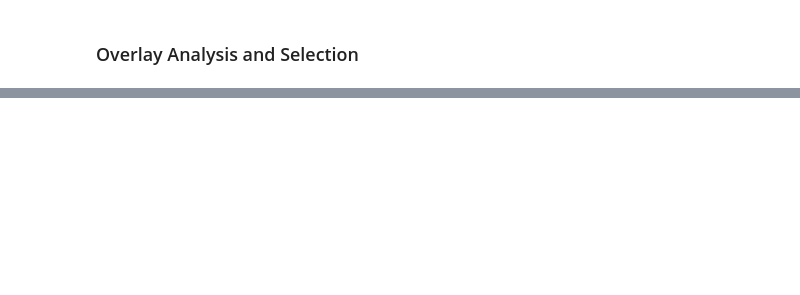
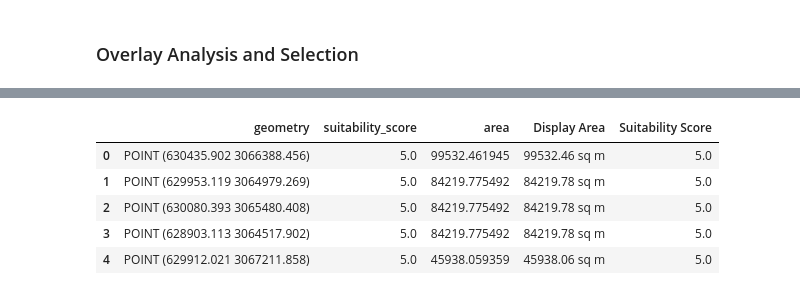
Before and after one commit to junggeyy/gis-notebooks, a Jupyter notebook: site_suitability_analysis.ipynb, the cells around one changed output, grey strips where cells are left out. Saved outputs shown, nothing was run; the diff lists cells and outputs as text; code cells hidden in the pictures; blank space fills up the shorter version.

```diff
--- a/site_suitability_analysis.ipynb
+++ b/site_suitability_analysis.ipynb
@@ -196,6 +218,8 @@ burned_road_raster = rasterize(shapes, out_shape=out_shape,
 # %%
 from xrspatial import proximity
 
-raster = xr.DataArray(burned_road_raster, coords=ktm_dem_clipped_2d.coords, dims=ktm_dem_clipped_2d.dims)
+road_raster = xr.DataArray(burned_road_raster, coords=ktm_dem_clipped_2d.coords, dims=ktm_dem_clipped_2d.dims)
+firestation_raster = xr.DataArray(burned_firestation_raster, coords=ktm_dem_clipped_2d.coords, dims=ktm_dem_clipped_2d.dims)
 
-distance_agg = proximity(raster)
+road_distance_agg = proximity(road_raster)
+firestation_distance_agg = proximity(firestation_raster)
@@ -267,10 +315,0 @@ final_sites_gdf.head()
-# %%
-# filtering the sites gdf to only include areas above or equal to 4000 square meters
-# then, sorting it on basis on suitability score & area, highest to lowest
-final_sites_gdf['area'] = final_sites_gdf.geometry.area
-final_sites_gdf = final_sites_gdf[final_sites_gdf['area'] >= 4000]
-
-final_sites_gdf = final_sites_gdf.sort_values(
-    by=['suitability_score', 'area'], ascending=[False, False]).reset_index(drop=True)
-
-final_sites_gdf.head()
@@ -287,0 +316,16 @@ final_sites_gdf.explore()
+# %%
+final_sites_gdf = final_sites_gdf[final_sites_gdf['area'] >= 3000]
+final_sites_gdf = final_sites_gdf.sort_values(
+    by=['suitability_score', 'area'], ascending=[False, False]).reset_index(drop=True)
+
+final_sites_gdf['Display Area'] = final_sites_gdf['area'].round(2).astype(str) + ' sq m'
+final_sites_gdf['Suitability Score'] = final_sites_gdf['suitability_score'].round(2)
+
+final_sites_gdf.head()
+# %% [output]
+|  | geometry | suitability_score | area | Display Area | Suitability Score |
+| 0 | POINT (630435.902 3066388.456) | 5.0 | 99532.461945 | 99532.46 sq m | 5.0 |
+| 1 | POINT (629953.119 3064979.269) | 5.0 | 84219.775492 | 84219.78 sq m | 5.0 |
+| 2 | POINT (630080.393 3065480.408) | 5.0 | 84219.775492 | 84219.78 sq m | 5.0 |
+| 3 | POINT (628903.113 3064517.902) | 5.0 | 84219.775492 | 84219.78 sq m | 5.0 |
+| 4 | POINT (629912.021 3067211.858) | 5.0 | 45938.059359 | 45938.06 sq m | 5.0 |
```
Also changed, not shown: parts of 20 cells of this notebook.
